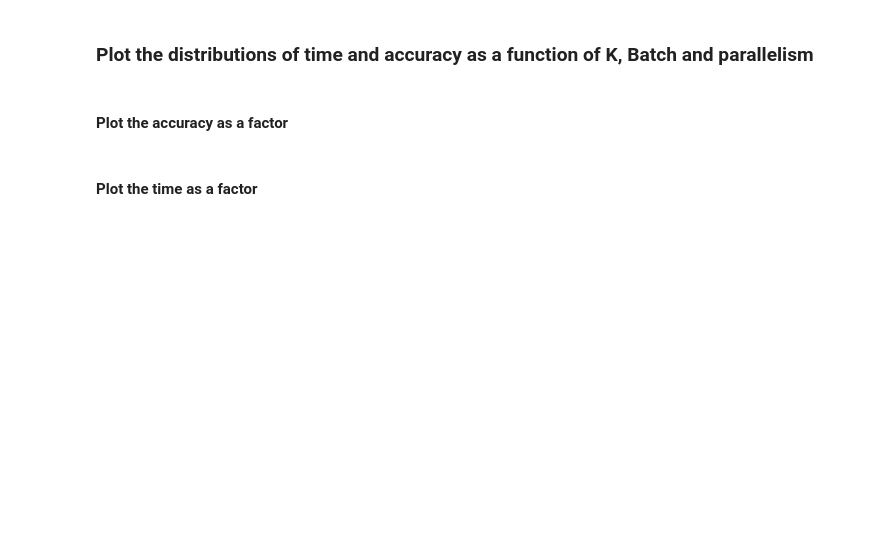
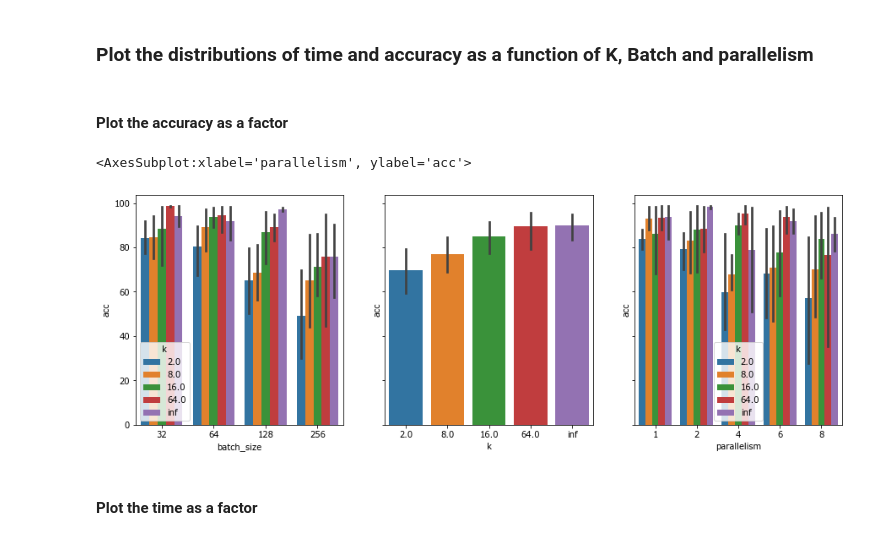
Before and after one commit to DiegoStock12/kubeml, a Jupyter notebook: ml/experiments/insights.ipynb, the cells around one changed output. Saved outputs shown, nothing was run; the diff lists cells and outputs as text; code cells hidden in the pictures; blank space fills up the shorter version.

```diff
--- a/ml/experiments/insights.ipynb
+++ b/ml/experiments/insights.ipynb
@@ -89,11 +126,14 @@ df.head(10)
 #### Plot the accuracy as a factor
 # %%
 f, ax = plt.subplots(1, 3, sharey=True, figsize=(15, 5))
-sns.barplot(x='batch_size', y='acc', data=df, ax=ax[0])
+sns.barplot(x='batch_size', y='acc', hue='k', data=df, ax=ax[0])
 sns.barplot(x='k', y='acc', data=df, ax=ax[1])
-sns.barplot(x='parallelism', y='acc', data=df, ax=ax[2])
+sns.barplot(x='parallelism', y='acc', data=df, hue='k' ,ax=ax[2])
 
-plt.savefig('./figures/accuracy.png', dpi=300)
+# plt.savefig('./figures/accuracy.png', dpi=300)
+# %% [output]
+<AxesSubplot:xlabel='parallelism', ylabel='acc'>
+[figure, added]
 # %% [markdown]
 #### Plot the time as a factor
 # %%
```
Also changed, not shown: parts of 6 cells of this notebook, 8 other files.
